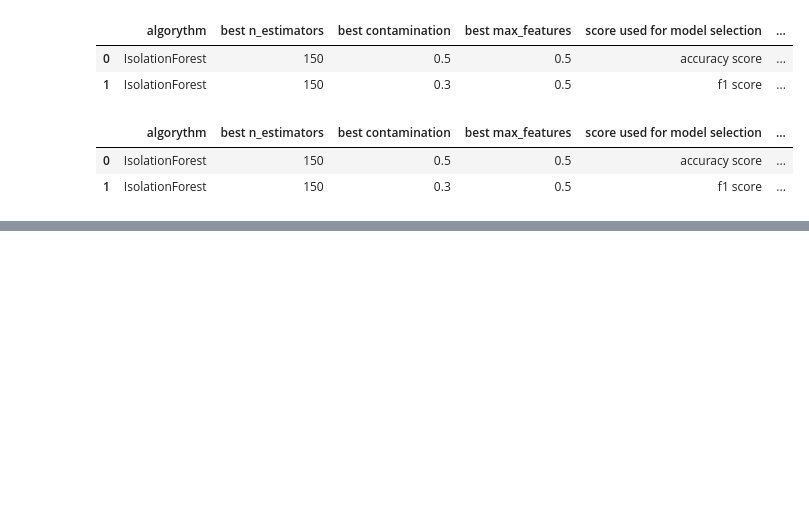
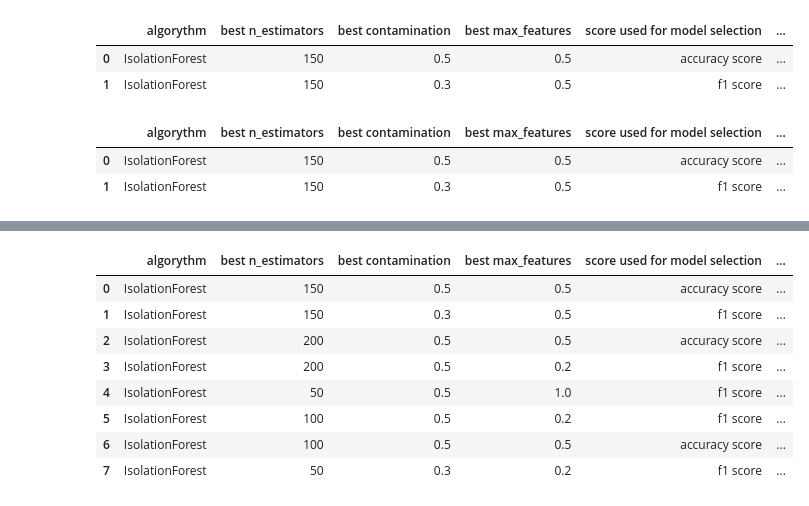
Before and after one commit to chrfum/one-class_classifier, a Jupyter notebook: run-over_classifier/one_class_codes/if_exp1.ipynb, the cells around one changed output, grey strips where cells are left out. Saved outputs shown, nothing was run; the diff lists cells and outputs as text; code cells hidden in the pictures; blank space fills up the shorter version.

Commit message:
model selection per IsolationForest senza colonne costanti e senza colonne duplicate

```diff
--- a/run-over_classifier/one_class_codes/if_exp1.ipynb
+++ b/run-over_classifier/one_class_codes/if_exp1.ipynb
@@ -266,0 +366,4 @@ scores_df
+# %%
+results['data set'] = 'no 0 columns, no equal columns'
+scores_df = add_record(scores_df, results)
+scores_df
@@ -266,0 +450,5 @@ scores_df
+# %%
+results = outer_cv_inner_holdout_f1(mezzo_0, mezzo_1)
+results['data set'] = 'no 0 columns, no equal columns'
+scores_df = add_record(scores_df, results)
+scores_df
@@ -266,0 +535,5 @@ scores_df
+# %%
+results = outer_holdout_inner_cv_f1(mezzo_0, mezzo_1)
+results['data set'] = 'no 0 columns, no equal columns'
+scores_df = add_record(scores_df, results)
+scores_df
@@ -266,0 +618,5 @@ scores_df
+# %%
+results = double_holdout_accuracy(mezzo_0, mezzo_1)
+results['data set'] = 'no 0 columns, no equal columns'
+scores_df = add_record(scores_df, results)
+scores_df
@@ -266,0 +702,15 @@ scores_df
+# %%
+results = double_holdout_f1(mezzo_0, mezzo_1)
+results['data set'] = 'no 0 columns, no equal columns'
+scores_df = add_record(scores_df, results)
+scores_df
+# %% [output]
+|  | algorythm | best n_estimators | best contamination | best max_features | score used for model selection | ... |
+| 0 | IsolationForest | 150 | 0.5 | 0.5 | accuracy score | ... |
+| 1 | IsolationForest | 150 | 0.3 | 0.5 | f1 score | ... |
+| 2 | IsolationForest | 200 | 0.5 | 0.5 | accuracy score | ... |
+| 3 | IsolationForest | 200 | 0.5 | 0.2 | f1 score | ... |
+| 4 | IsolationForest | 50 | 0.5 | 1.0 | f1 score | ... |
+| 5 | IsolationForest | 100 | 0.5 | 0.2 | f1 score | ... |
+| 6 | IsolationForest | 100 | 0.5 | 0.5 | accuracy score | ... |
+| 7 | IsolationForest | 50 | 0.3 | 0.2 | f1 score | ... |
```
Also changed, not shown: parts of 14 cells of this notebook.
